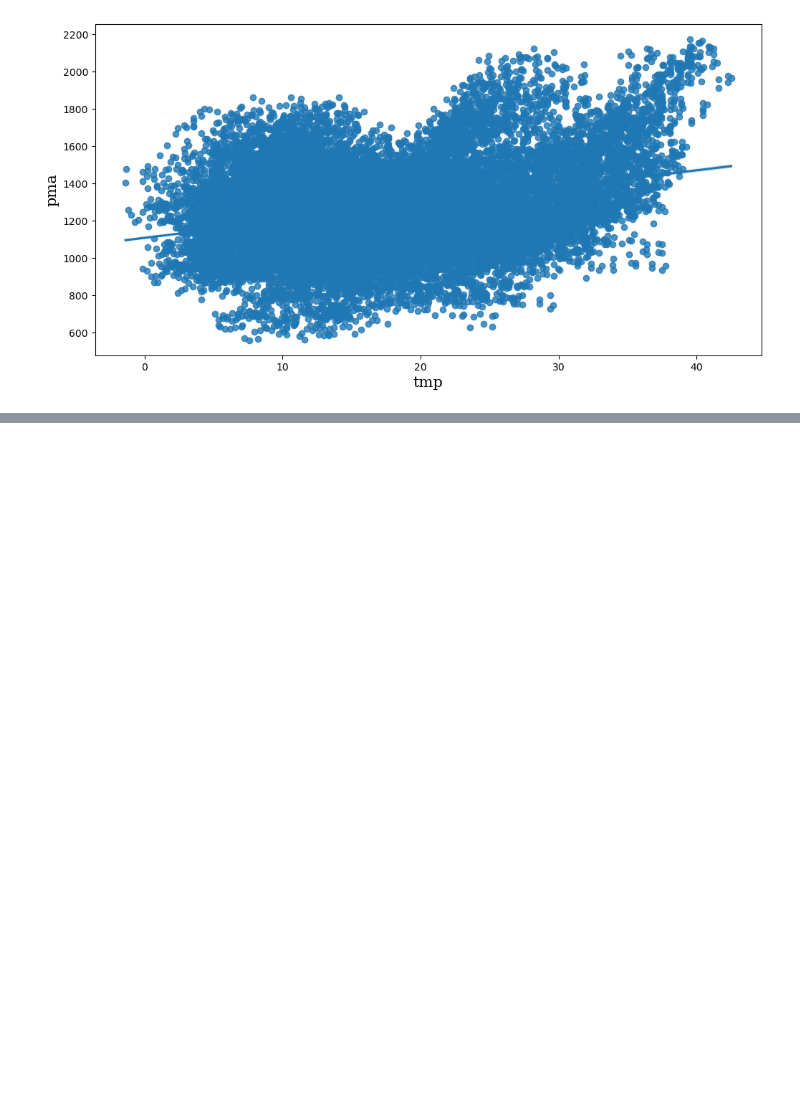
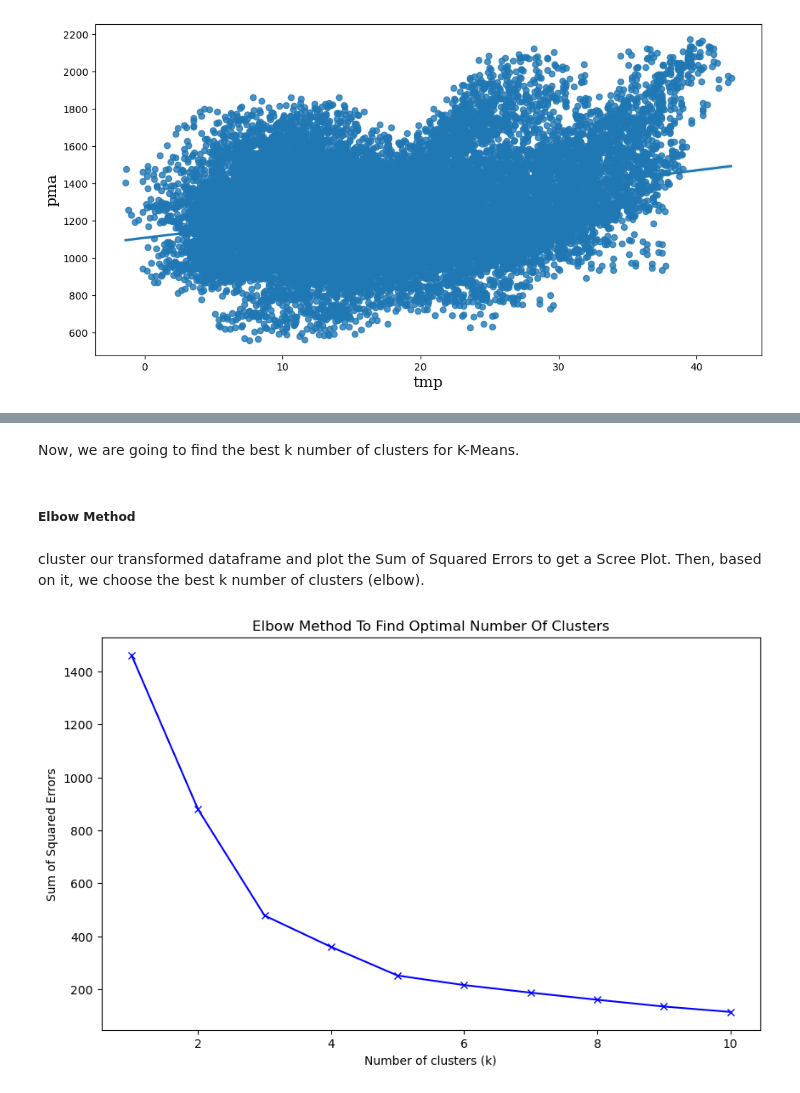
Before and after one commit to muohannedxd/day-type-identification-of-electricity-load, a Jupyter notebook: project.ipynb, the cells around one changed output, grey strips where cells are left out. Saved outputs shown, nothing was run; the diff lists cells and outputs as text; code cells hidden in the pictures; blank space fills up the shorter version.

Commit message:
some clustering

```diff
--- a/project.ipynb
+++ b/project.ipynb
@@ -253,0 +230,11 @@ def kmeans(x,k, no_of_iterations):
+# %%
+# setting up another column in order to group by it
+df['day'] = df.time.dt.day
+df['month'] = df.time.dt.month
+df['year'] = df.time.dt.year
+df['fullday'] = pd.to_datetime(df[['year', 'month', 'day']]).dt.date
+# %%
+# building the new dataframe
+df_daily = df.groupby('fullday').agg({'pma': 'mean', 'tmp': 'mean'}).reset_index()
+df_daily.set_index('fullday', inplace=True)
+df_daily.head()
@@ -253,0 +253,4 @@ def kmeans(x,k, no_of_iterations):
+# %%
+pca = PCA(n_components=2)
+df_daily_transformed = pca.fit_transform(df_daily)
+df_daily_transformed
@@ -253,0 +267,4 @@ def kmeans(x,k, no_of_iterations):
+# %%
+scaler = StandardScaler()
+df_daily_transformed = scaler.fit_transform(df_daily_transformed)
+df_daily_transformed
@@ -253,0 +279,23 @@ def kmeans(x,k, no_of_iterations):
+# %% [markdown]
+Now, we are going to find the best k number of clusters for K-Means.
+# %% [markdown]
+##### **Elbow Method**
+# %% [markdown]
+cluster our transformed dataframe and plot the Sum of Squared Errors to get a Scree Plot. Then, based on it, we choose the best k number of clusters (elbow).
+# %%
+sse = []
+k_value = range(1, 11)
+
+for k in k_value:
+    kmeans = KMeans(n_clusters=k, n_init=10)
+    kmeans.fit(df_daily_transformed)
+    sse.append(kmeans.inertia_) # inertia is SSE
+
+plt.figure(figsize=[10, 6])
+plt.plot(k_values, sse, 'bx-')
+plt.xlabel('Number of clusters (k)')
+plt.ylabel('Sum of Squared Errors')
+plt.title('Elbow Method To Find Optimal Number Of Clusters')
+plt.show()
+# %% [output]
+[figure, added]
```
Also changed, not shown: parts of 24 cells of this notebook.
